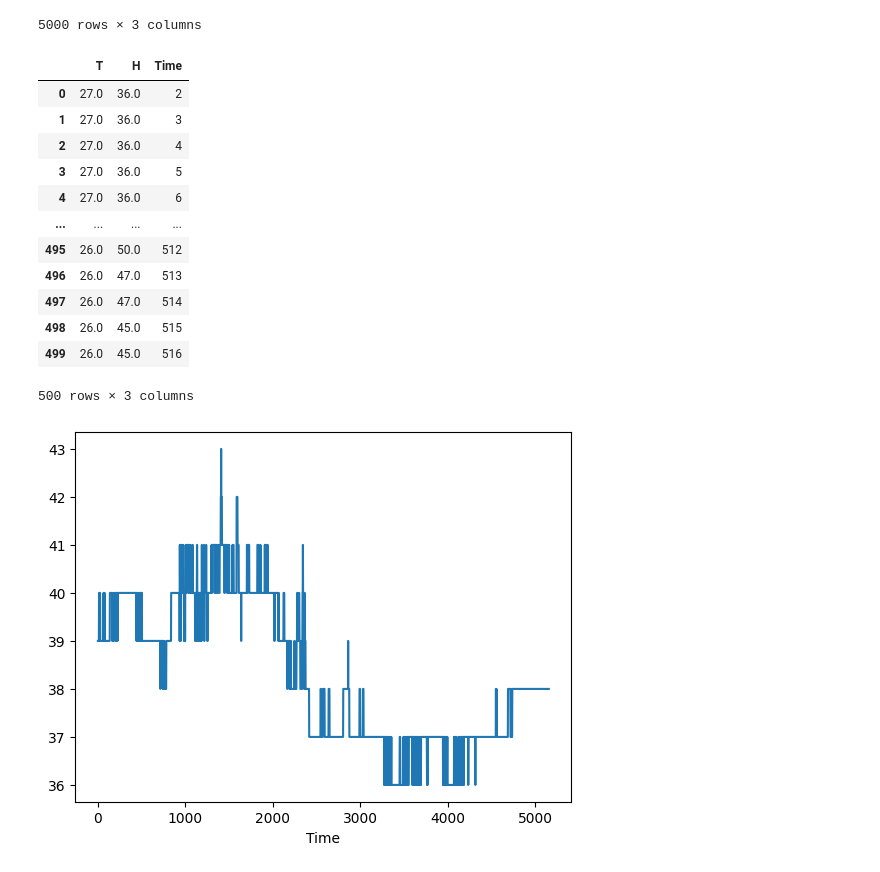
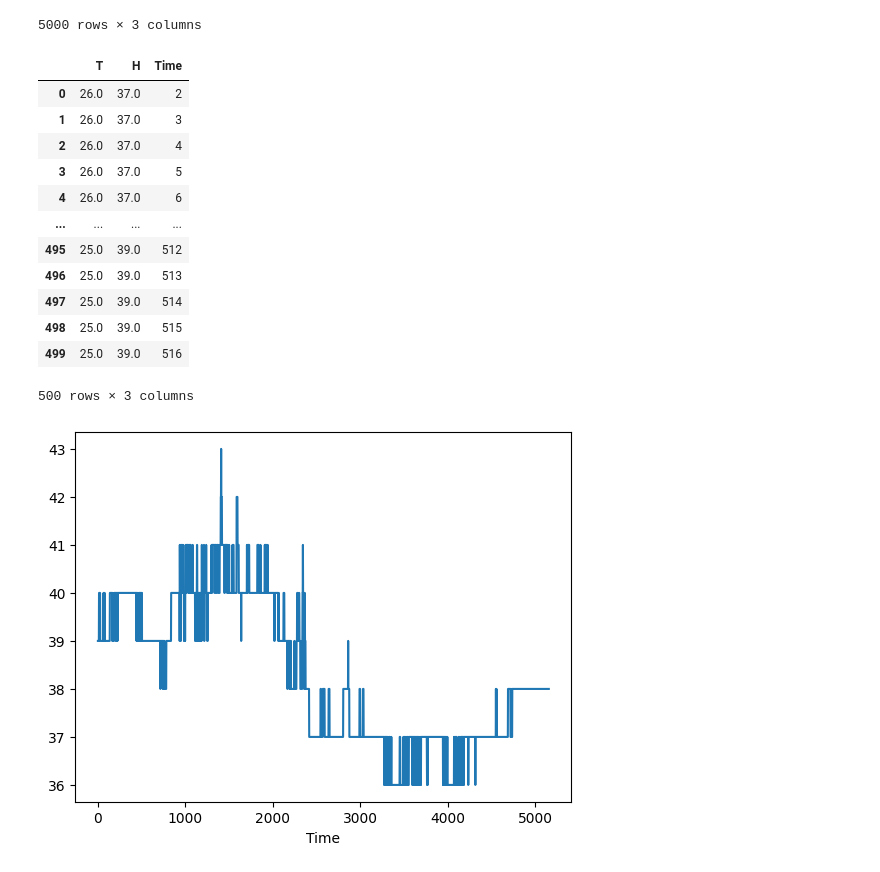
Before and after one commit to KiranHosein/ArduinoProj, a Jupyter notebook: Anomaly_Detection/anom_detection_mydata.ipynb, the cells around one changed output. Cells and saved outputs as stored; diff of their text form; code cells hidden in the pictures.

```diff
--- a/Anomaly_Detection/anom_detection_mydata.ipynb
+++ b/Anomaly_Detection/anom_detection_mydata.ipynb
@@ -24,23 +24,23 @@ df_th
 | 4999 | 26.0 | 38.0 | 5153 |
 5000 rows × 3 columns
 # %%
-df_tha = pd.read_csv('../anom_time_series.csv')
+df_tha = pd.read_csv('../anom_time_series_try2.csv')
 df_tha.head()
 df_tha.drop(columns=["Unnamed: 0"], inplace=True)
 df_tha
 # %% [output]
 |  | T | H | Time |
-| 0 | 27.0 | 36.0 | 2 |
-| 1 | 27.0 | 36.0 | 3 |
-| 2 | 27.0 | 36.0 | 4 |
-| 3 | 27.0 | 36.0 | 5 |
-| 4 | 27.0 | 36.0 | 6 |
+| 0 | 26.0 | 37.0 | 2 |
+| 1 | 26.0 | 37.0 | 3 |
+| 2 | 26.0 | 37.0 | 4 |
+| 3 | 26.0 | 37.0 | 5 |
+| 4 | 26.0 | 37.0 | 6 |
 | ... | ... | ... | ... |
-| 495 | 26.0 | 50.0 | 512 |
-| 496 | 26.0 | 47.0 | 513 |
-| 497 | 26.0 | 47.0 | 514 |
-| 498 | 26.0 | 45.0 | 515 |
-| 499 | 26.0 | 45.0 | 516 |
+| 495 | 25.0 | 39.0 | 512 |
+| 496 | 25.0 | 39.0 | 513 |
+| 497 | 25.0 | 39.0 | 514 |
+| 498 | 25.0 | 39.0 | 515 |
+| 499 | 25.0 | 39.0 | 516 |
 500 rows × 3 columns
 # %%
 fig, ax = plt.subplots()
```
Also changed, not shown: parts of 12 cells of this notebook, 2 other files.
